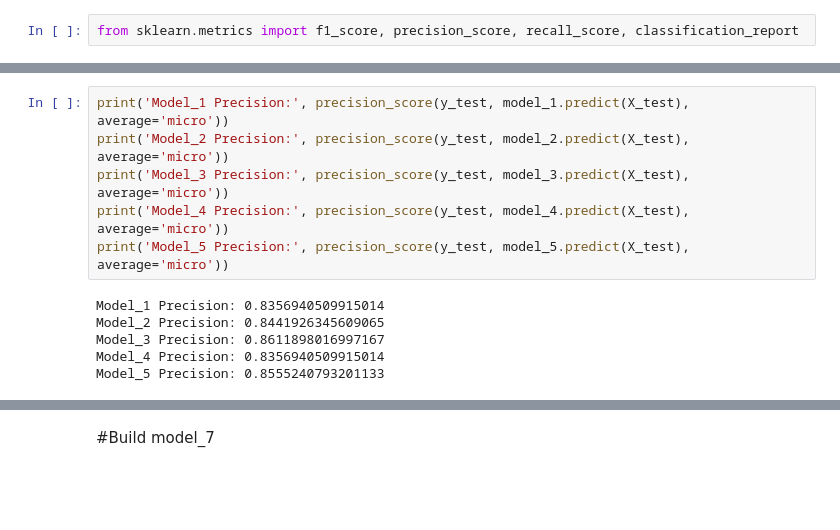
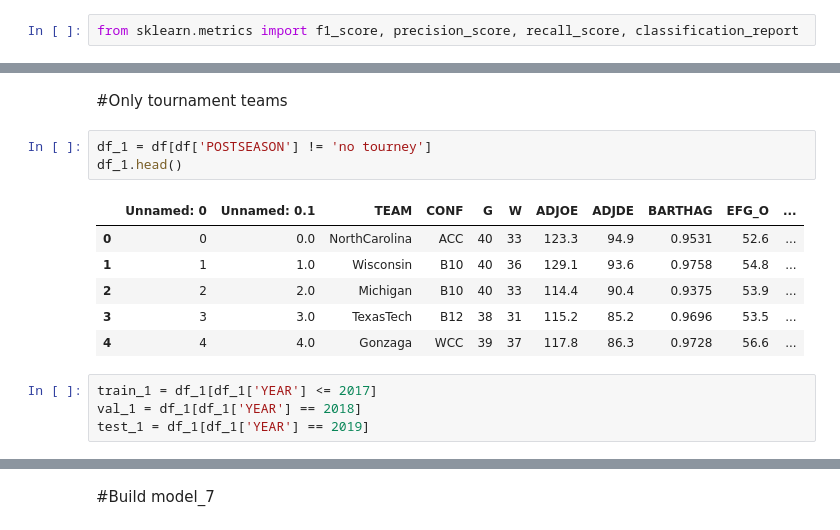
Before and after one commit to Tristan-Brown1096/DS18_Unit_2_Build_Week_Project, a Jupyter notebook: unit_2_build_week_project.ipynb, the cells around one changed output, grey strips where cells are left out. Cells and saved outputs as stored; diff of their text form; blank space fills up the shorter version.

Commit message:
Several more models built

```diff
--- a/unit_2_build_week_project.ipynb
+++ b/unit_2_build_week_project.ipynb
@@ -432,12 +383,16 @@ Model_5 Reacall: 0.8555240793201133
-# %%
-print('Model_1 Precision:', precision_score(y_test, model_1.predict(X_test), average='micro'))
-print('Model_2 Precision:', precision_score(y_test, model_2.predict(X_test), average='micro'))
-print('Model_3 Precision:', precision_score(y_test, model_3.predict(X_test), average='micro'))
-print('Model_4 Precision:', precision_score(y_test, model_4.predict(X_test), average='micro'))
-print('Model_5 Precision:', precision_score(y_test, model_5.predict(X_test), average='micro'))
-# %% [output]
-Model_1 Precision: 0.8356940509915014
-Model_2 Precision: 0.8441926345609065
-Model_3 Precision: 0.8611898016997167
-Model_4 Precision: 0.8356940509915014
-Model_5 Precision: 0.8555240793201133
+# %% [markdown]
+#Only tournament teams
+# %%
+df_1 = df[df['POSTSEASON'] != 'no tourney']
+df_1.head()
+# %% [output]
+|  | Unnamed: 0 | Unnamed: 0.1 | TEAM | CONF | G | W | ADJOE | ADJDE | BARTHAG | EFG_O | ... |
+| 0 | 0 | 0.0 | NorthCarolina | ACC | 40 | 33 | 123.3 | 94.9 | 0.9531 | 52.6 | ... |
+| 1 | 1 | 1.0 | Wisconsin | B10 | 40 | 36 | 129.1 | 93.6 | 0.9758 | 54.8 | ... |
+| 2 | 2 | 2.0 | Michigan | B10 | 40 | 33 | 114.4 | 90.4 | 0.9375 | 53.9 | ... |
+| 3 | 3 | 3.0 | TexasTech | B12 | 38 | 31 | 115.2 | 85.2 | 0.9696 | 53.5 | ... |
+| 4 | 4 | 4.0 | Gonzaga | WCC | 39 | 37 | 117.8 | 86.3 | 0.9728 | 56.6 | ... |
+# %%
+train_1 = df_1[df_1['YEAR'] <= 2017]
+val_1 = df_1[df_1['YEAR'] == 2018]
+test_1 = df_1[df_1['YEAR'] == 2019]
```
Also changed, not shown: parts of 64 cells of this notebook.
